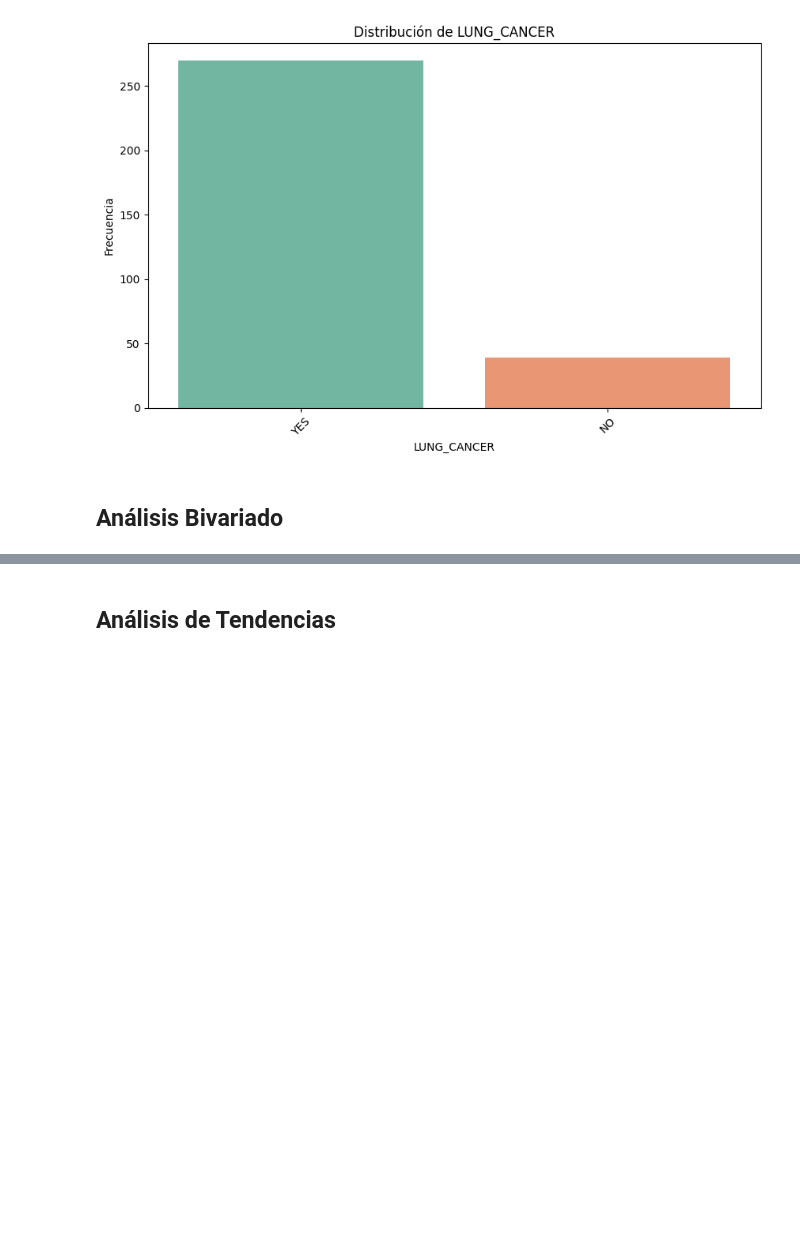
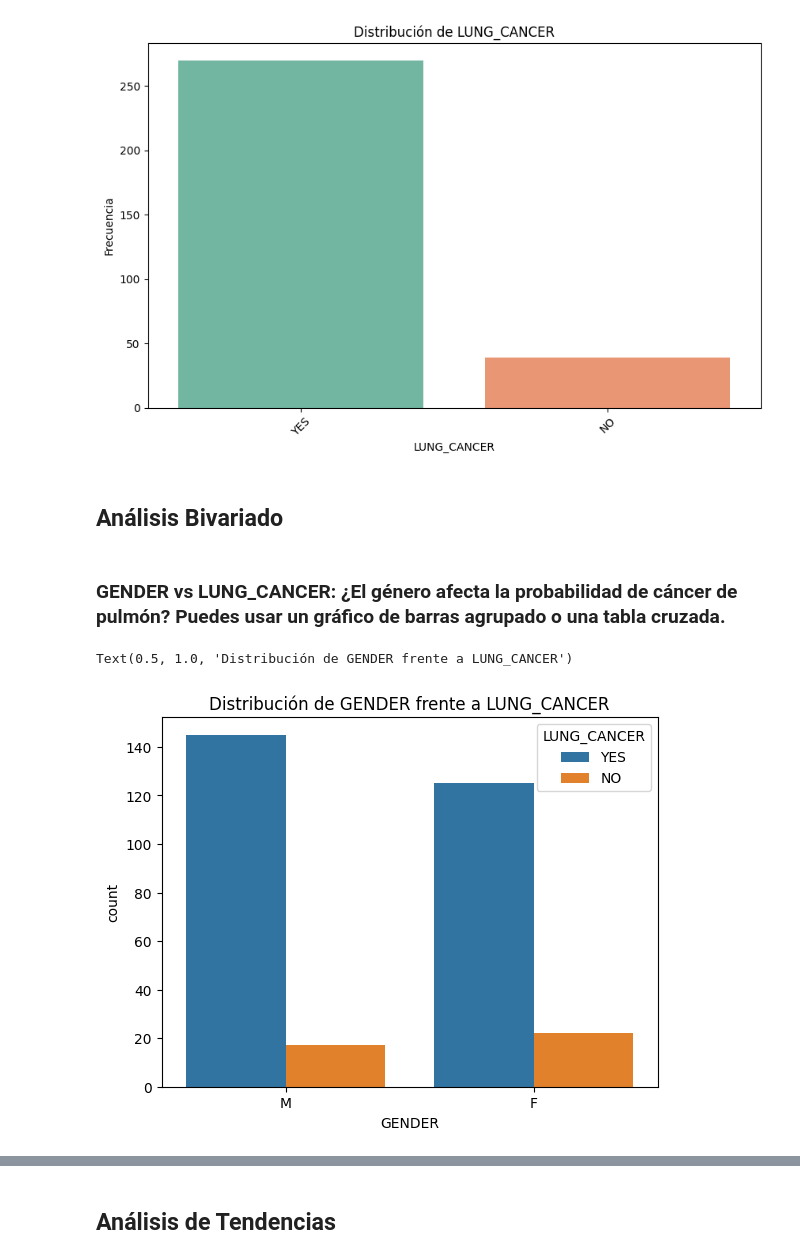
Before and after one commit to leandruko/lung-cancer, a Jupyter notebook: lung_cancer.ipynb, the cells around one changed output, grey strips where cells are left out. Cells and saved outputs as stored; diff of their text form; code cells hidden in the pictures; blank space fills up the shorter version.

```diff
--- a/lung_cancer.ipynb
+++ b/lung_cancer.ipynb
@@ -578,3 +536,11 @@ Passing `palette` without assigning `hue` is deprecated and will be removed in v
 [figure]
 # %% [markdown]
 ## Análisis Bivariado
+# %% [markdown]
+### GENDER vs LUNG_CANCER: ¿El género afecta la probabilidad de cáncer de pulmón? Puedes usar un gráfico de barras agrupado o una tabla cruzada.
+# %%
+sns.countplot(x='GENDER', hue='LUNG_CANCER', data=df)
+plt.title('Distribución de GENDER frente a LUNG_CANCER')
+# %% [output]
+Text(0.5, 1.0, 'Distribución de GENDER frente a LUNG_CANCER')
+[figure, added]
```
Also changed, not shown: parts of 38 cells of this notebook.
